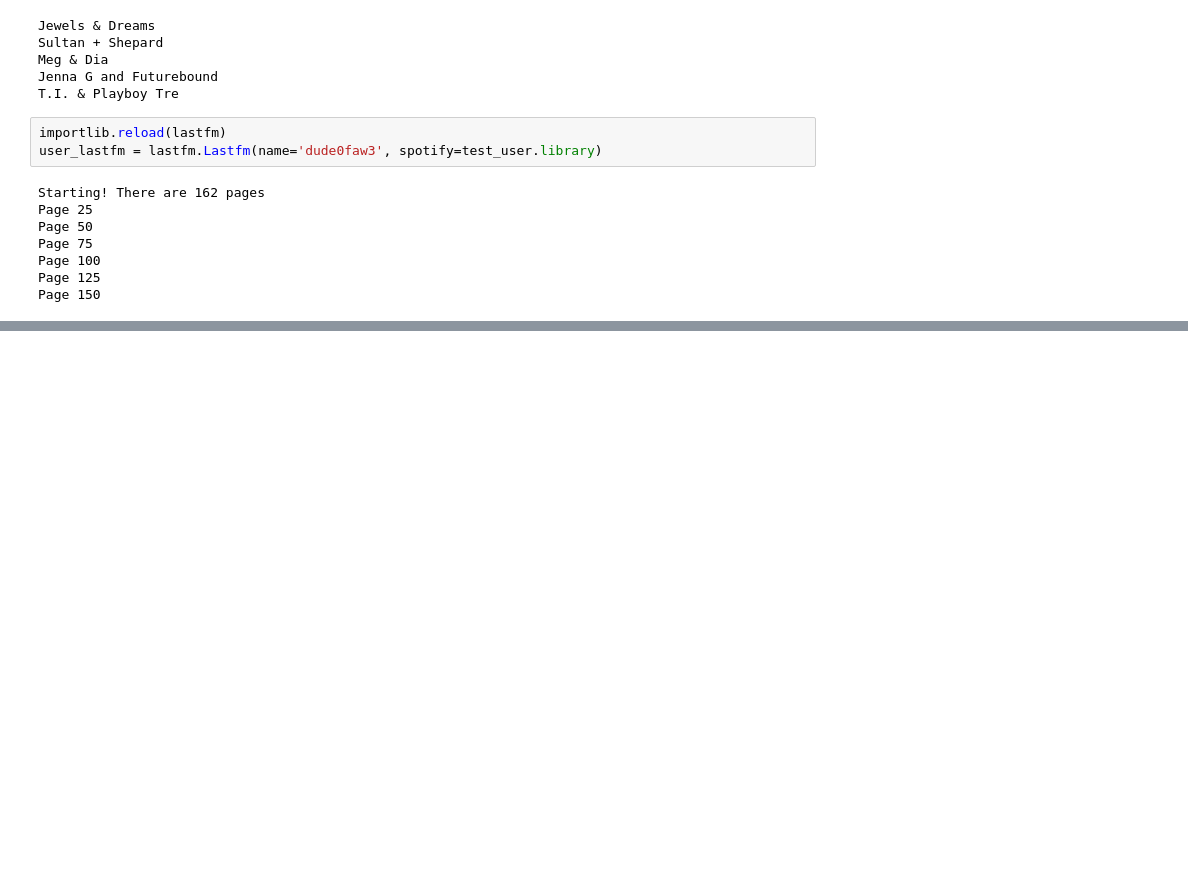
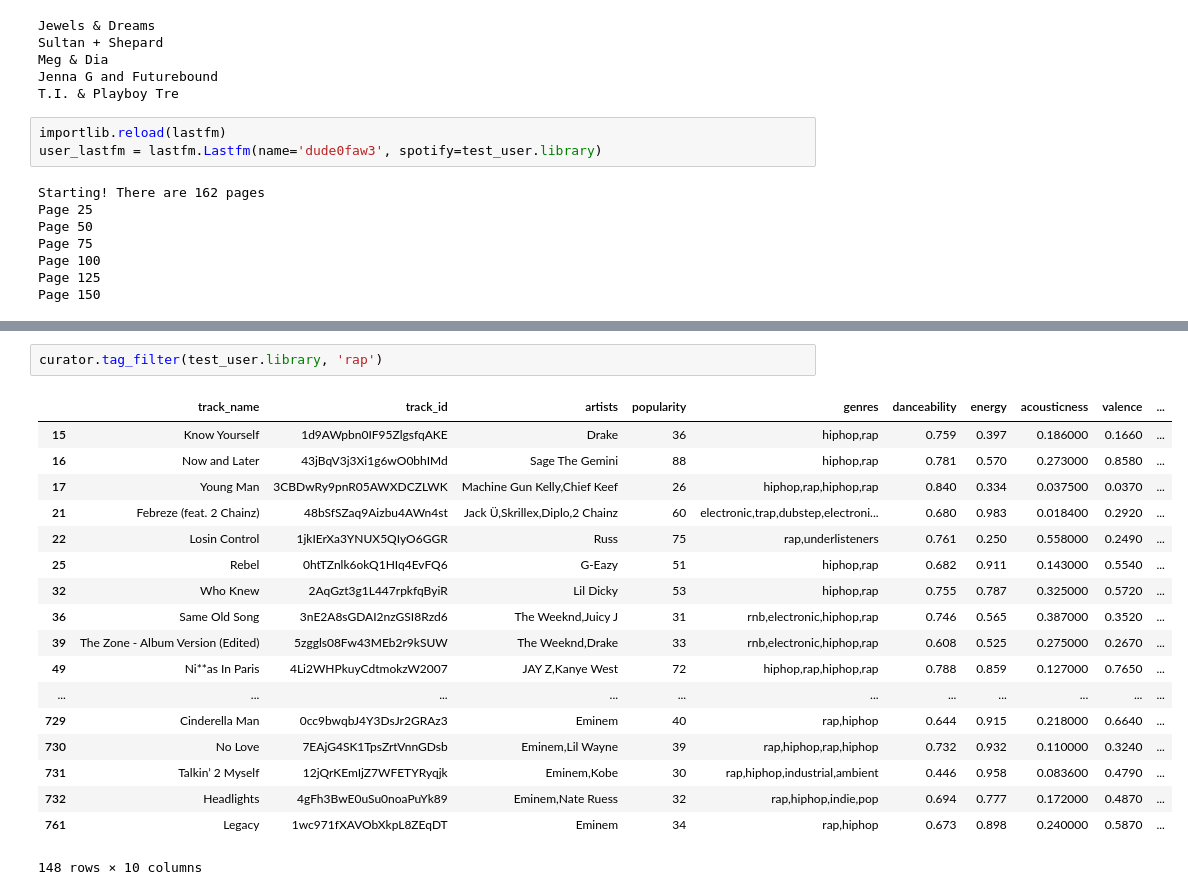
Before and after one commit to chaseWilliams/moodify, a Jupyter notebook: test_environment.ipynb, the cells around one changed output, grey strips where cells are left out. Saved outputs shown, nothing was run; the diff lists cells and outputs as text; blank space fills up the shorter version.

```diff
--- a/test_environment.ipynb
+++ b/test_environment.ipynb
@@ -42,0 +71,21 @@ NameError: name 'np' is not defined
+# %%
+curator.tag_filter(test_user.library, 'rap')
+# %% [output]
+|  | track_name | track_id | artists | popularity | genres | danceability | energy | acousticness | valence | ... |
+| 15 | Know Yourself | 1d9AWpbn0IF95ZlgsfqAKE | Drake | 36 | hiphop,rap | 0.759 | 0.397 | 0.186000 | 0.1660 | ... |
+| 16 | Now and Later | 43jBqV3j3Xi1g6wO0bhIMd | Sage The Gemini | 88 | hiphop,rap | 0.781 | 0.570 | 0.273000 | 0.8580 | ... |
+| 17 | Young Man | 3CBDwRy9pnR05AWXDCZLWK | Machine Gun Kelly,Chief Keef | 26 | hiphop,rap,hiphop,rap | 0.840 | 0.334 | 0.037500 | 0.0370 | ... |
+| 21 | Febreze (feat. 2 Chainz) | 48bSfSZaq9Aizbu4AWn4st | Jack Ü,Skrillex,Diplo,2 Chainz | 60 | electronic,trap,dubstep,electroni... | 0.680 | 0.983 | 0.018400 | 0.2920 | ... |
+| 22 | Losin Control | 1jkIErXa3YNUX5QIyO6GGR | Russ | 75 | rap,underlisteners | 0.761 | 0.250 | 0.558000 | 0.2490 | ... |
+| 25 | Rebel | 0htTZnlk6okQ1HIq4EvFQ6 | G-Eazy | 51 | hiphop,rap | 0.682 | 0.911 | 0.143000 | 0.5540 | ... |
+| 32 | Who Knew | 2AqGzt3g1L447rpkfqByiR | Lil Dicky | 53 | hiphop,rap | 0.755 | 0.787 | 0.325000 | 0.5720 | ... |
+| 36 | Same Old Song | 3nE2A8sGDAI2nzGSI8Rzd6 | The Weeknd,Juicy J | 31 | rnb,electronic,hiphop,rap | 0.746 | 0.565 | 0.387000 | 0.3520 | ... |
+| 39 | The Zone - Album Version (Edited) | 5zggls08Fw43MEb2r9kSUW | The Weeknd,Drake | 33 | rnb,electronic,hiphop,rap | 0.608 | 0.525 | 0.275000 | 0.2670 | ... |
+| 49 | Ni**as In Paris | 4Li2WHPkuyCdtmokzW2007 | JAY Z,Kanye West | 72 | hiphop,rap,hiphop,rap | 0.788 | 0.859 | 0.127000 | 0.7650 | ... |
+| ... | ... | ... | ... | ... | ... | ... | ... | ... | ... | ... |
+| 729 | Cinderella Man | 0cc9bwqbJ4Y3DsJr2GRAz3 | Eminem | 40 | rap,hiphop | 0.644 | 0.915 | 0.218000 | 0.6640 | ... |
+| 730 | No Love | 7EAjG4SK1TpsZrtVnnGDsb | Eminem,Lil Wayne | 39 | rap,hiphop,rap,hiphop | 0.732 | 0.932 | 0.110000 | 0.3240 | ... |
+| 731 | Talkin’ 2 Myself | 12jQrKEmIjZ7WFETYRyqjk | Eminem,Kobe | 30 | rap,hiphop,industrial,ambient | 0.446 | 0.958 | 0.083600 | 0.4790 | ... |
+| 732 | Headlights | 4gFh3BwE0uSu0noaPuYk89 | Eminem,Nate Ruess | 32 | rap,hiphop,indie,pop | 0.694 | 0.777 | 0.172000 | 0.4870 | ... |
+| 761 | Legacy | 1wc971fXAVObXkpL8ZEqDT | Eminem | 34 | rap,hiphop | 0.673 | 0.898 | 0.240000 | 0.5870 | ... |
+148 rows × 10 columns
```
Also changed, not shown: parts of 5 cells of this notebook, 4 other files.
